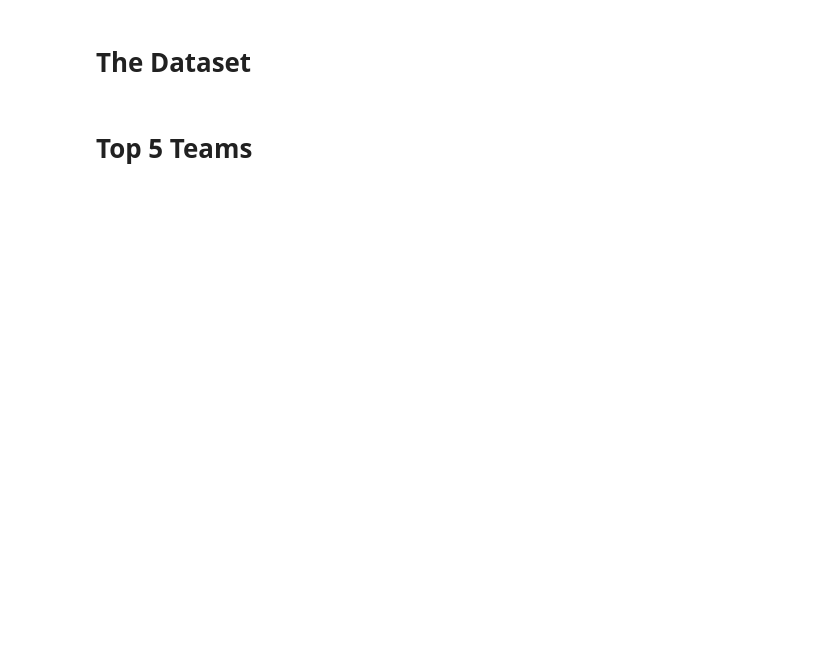
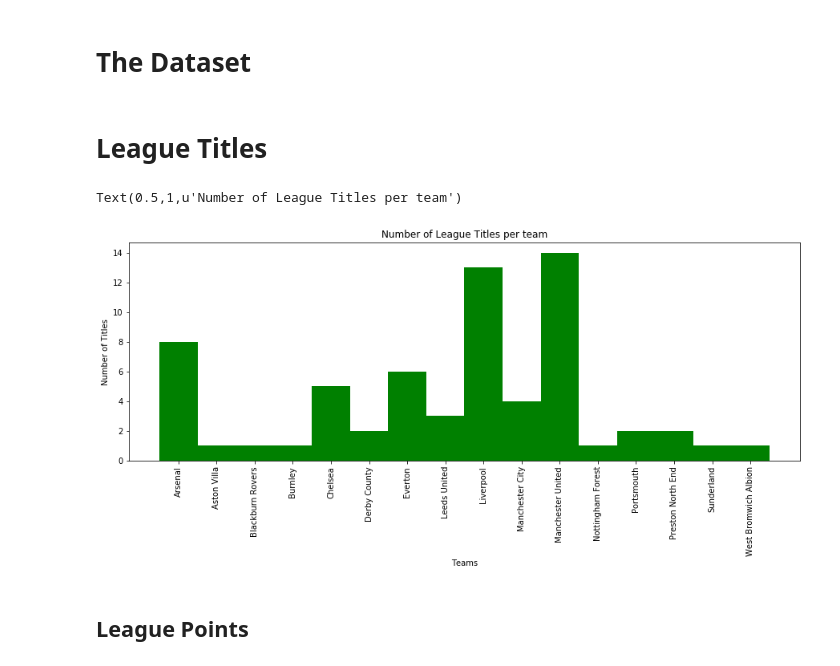
Before and after one commit to Limmen/data_science, a Jupyter notebook: pl_scraper/plots.ipynb, the cells around one changed output. Cells and saved outputs as stored; diff of their text form; code cells hidden in the pictures; blank space fills up the shorter version.

```diff
--- a/pl_scraper/plots.ipynb
+++ b/pl_scraper/plots.ipynb
@@ -9,2 +10,20 @@ df = pd.read_json("result.json")
-# %% [markdown]
-# Top 5 Teams
+# %% [markdown]
+# League Titles
+# %%
+# Extract all winners
+from collections import Counter
+is_winner = lambda i: len(df["tables"][i]) > 0
+winners = [df["tables"][i][0]["tableRows"][0]["Team"] for i in range(0, len(df["tables"])) if is_winner(i)]
+winners_count = dict(Counter(winners).items())
+# %%
+width = 1.0
+plt.bar(winners_count.keys(), winners_count.values(), width, color='g')
+plt.xticks(rotation='vertical')
+plt.ylabel('Number of Titles')
+plt.xlabel('Teams')
+plt.title("Number of League Titles per team")
+# %% [output]
+Text(0.5,1,u'Number of League Titles per team')
+[figure, added]
+# %% [markdown]
+## League Points
```
Also changed, not shown: parts of 34 cells of this notebook, 15 other files.
